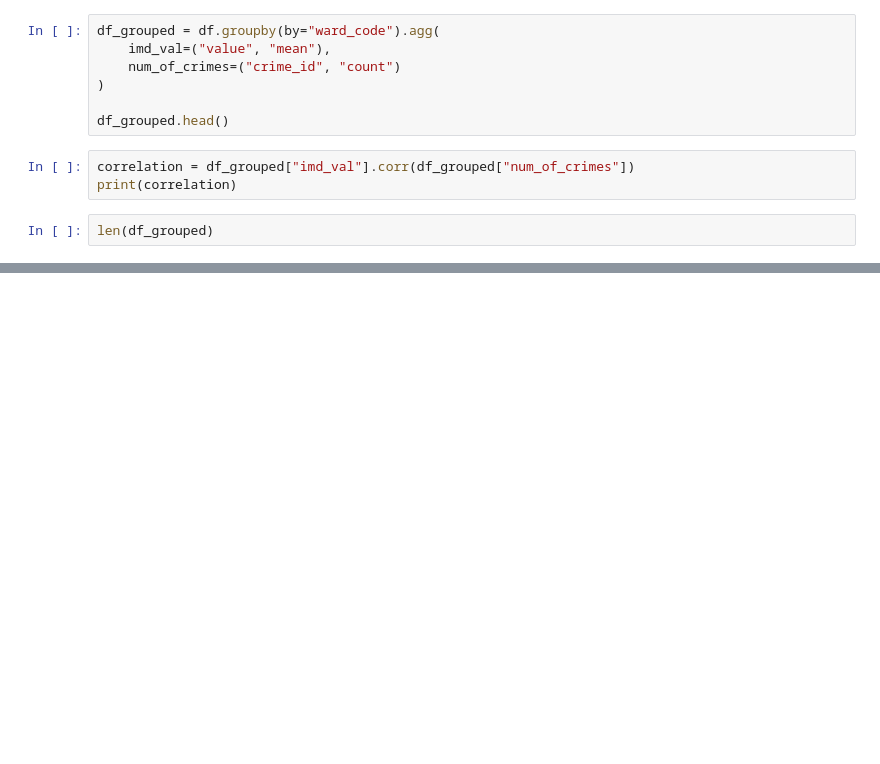
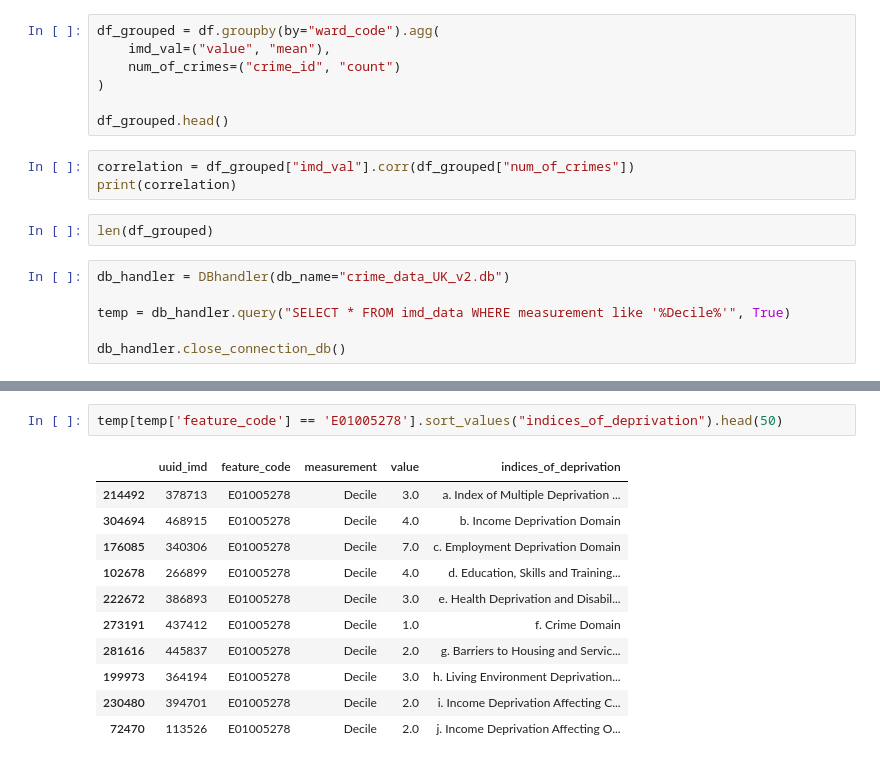
Before and after one commit to MilesDidden/Multi.-CBL-Group-04, a Jupyter notebook: Exploring_data_Miles.ipynb, the cells around one changed output, grey strips where cells are left out. Cells and saved outputs as stored; diff of their text form; blank space fills up the shorter version.

```diff
--- a/Exploring_data_Miles.ipynb
+++ b/Exploring_data_Miles.ipynb
@@ -124,3 +124,9 @@ correlation = df_grouped["imd_val"].corr(df_grouped["num_of_crimes"])
 print(correlation)
 # %%
 len(df_grouped)
+# %%
+db_handler = DBhandler(db_name="crime_data_UK_v2.db")
+
+temp = db_handler.query("SELECT * FROM imd_data WHERE measurement like '%Decile%'", True)
+
+db_handler.close_connection_db()
@@ -126,0 +142,14 @@ len(df_grouped)
+# %%
+temp[temp['feature_code'] == 'E01005278'].sort_values("indices_of_deprivation").head(50)
+# %% [output]
+|  | uuid_imd | feature_code | measurement | value | indices_of_deprivation |
+| 214492 | 378713 | E01005278 | Decile | 3.0 | a. Index of Multiple Deprivation ... |
+| 304694 | 468915 | E01005278 | Decile | 4.0 | b. Income Deprivation Domain |
+| 176085 | 340306 | E01005278 | Decile | 7.0 | c. Employment Deprivation Domain |
+| 102678 | 266899 | E01005278 | Decile | 4.0 | d. Education, Skills and Training... |
+| 222672 | 386893 | E01005278 | Decile | 3.0 | e. Health Deprivation and Disabil... |
+| 273191 | 437412 | E01005278 | Decile | 1.0 | f. Crime Domain |
+| 281616 | 445837 | E01005278 | Decile | 2.0 | g. Barriers to Housing and Servic... |
+| 199973 | 364194 | E01005278 | Decile | 3.0 | h. Living Environment Deprivation... |
+| 230480 | 394701 | E01005278 | Decile | 2.0 | i. Income Deprivation Affecting C... |
+| 72470 | 113526 | E01005278 | Decile | 2.0 | j. Income Deprivation Affecting O... |
```
Also changed, not shown: parts of 5 cells of this notebook.
